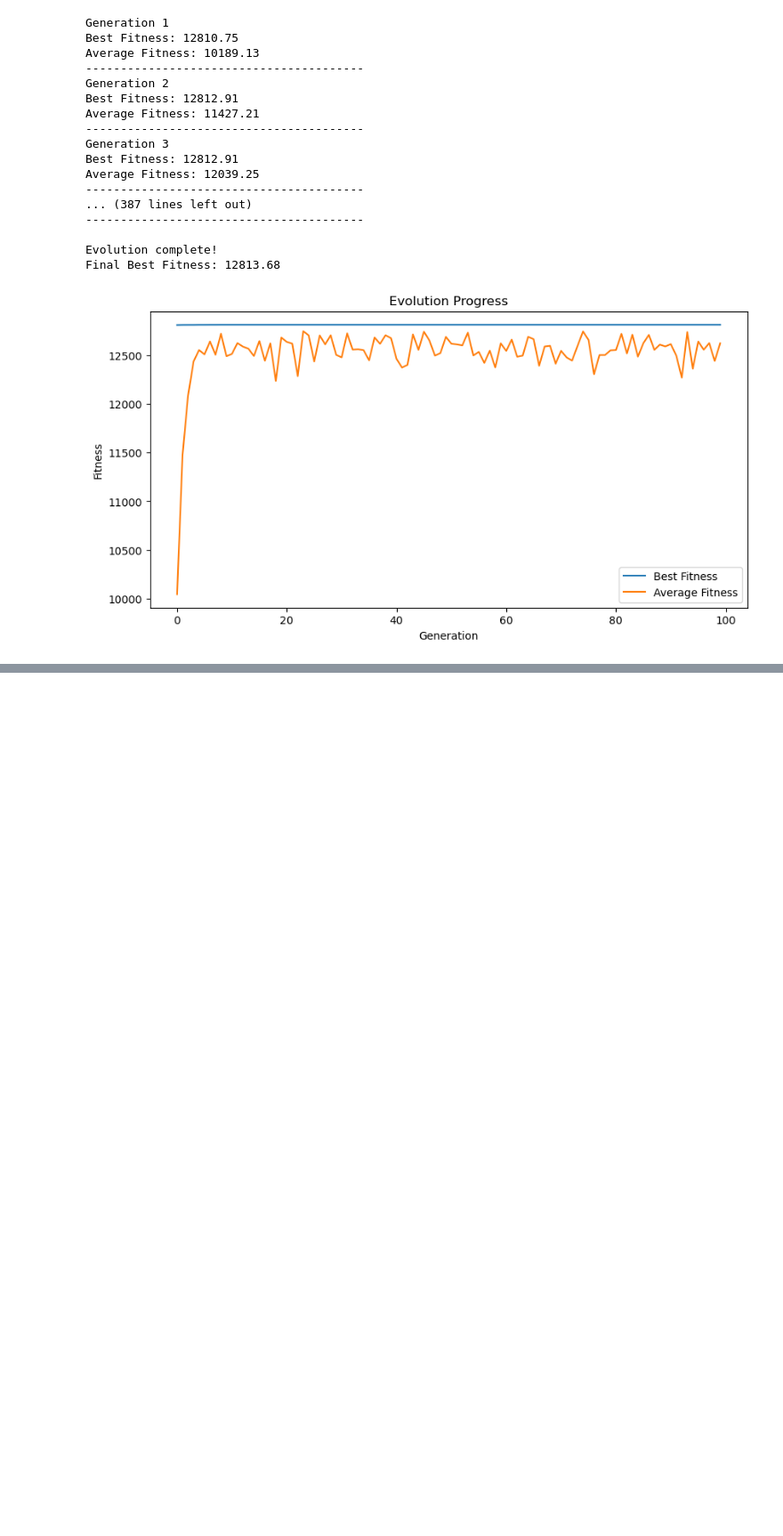
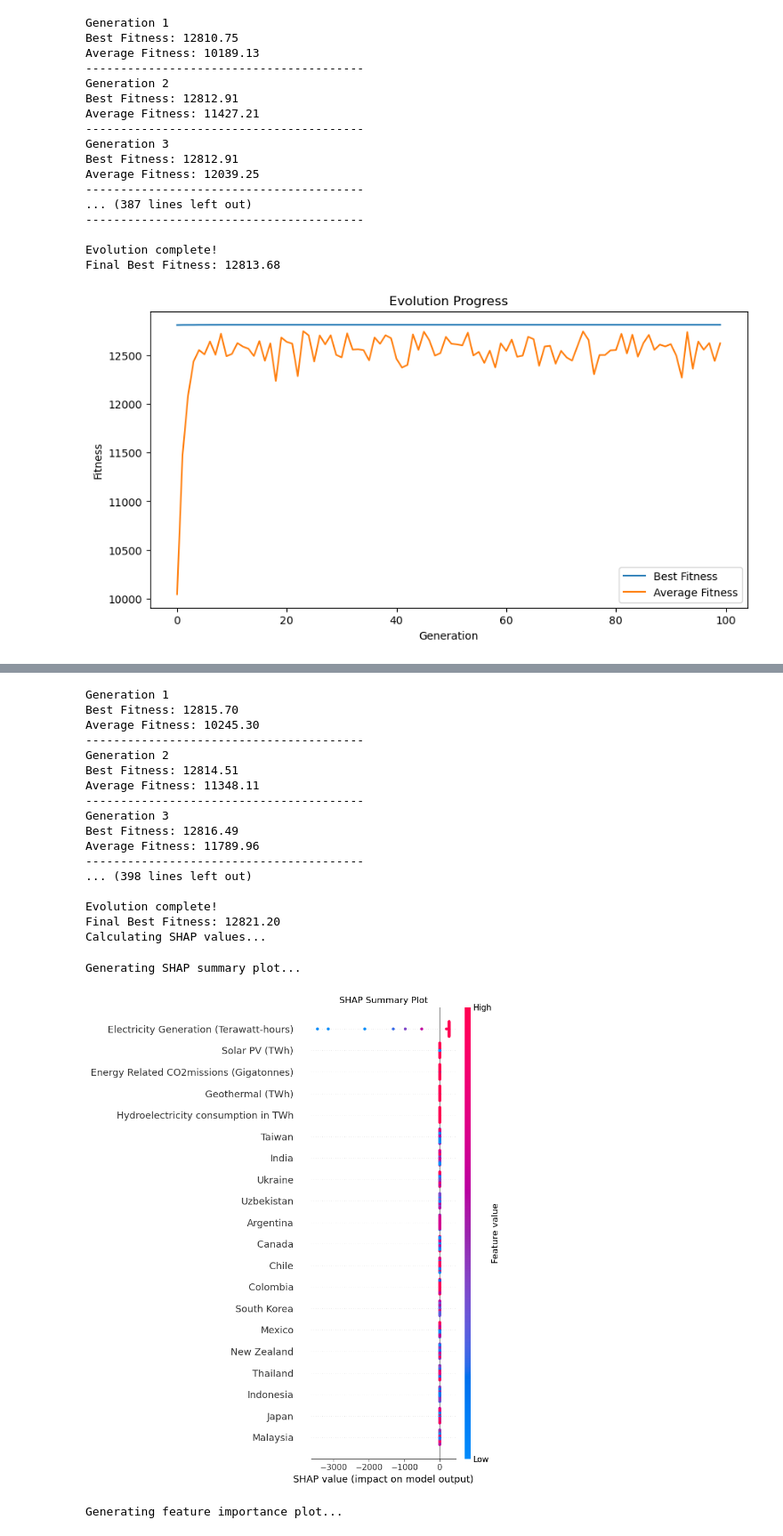
Before and after one commit to lassya2507/eco-resource-optimization, a Jupyter notebook: main.ipynb, the cells around one changed output, grey strips where cells are left out. Shown at 89% size. Drawn from its saved outputs; the diff is of its cells as text; code cells hidden in the pictures; blank space fills up the shorter version.

```diff
--- a/main.ipynb
+++ b/main.ipynb
@@ -159,0 +367,35 @@ plt.show()
+# %%
+# Initialize with new objective function
+ea_improved = EvolutionaryAlgorithm(data=final_merged_df)
+
+# Run evolution
+best_fitness_history, avg_fitness_history = ea_improved.run(
+    population_size=50,
+    generations=100,
+    mutation_rate=0.1,
+    apply_local_search_every=10
+)
+
+# Run SHAP analysis again
+shap_values, analyzed_data = analyze_final_population(ea_improved)
+# %% [output]
+Generation 1
+Best Fitness: 12815.70
+Average Fitness: 10245.30
+----------------------------------------
+Generation 2
+Best Fitness: 12814.51
+Average Fitness: 11348.11
+----------------------------------------
+Generation 3
+Best Fitness: 12816.49
+Average Fitness: 11789.96
+----------------------------------------
+... (398 lines left out)
+
+Evolution complete!
+Final Best Fitness: 12821.20
+Calculating SHAP values...
+Generating SHAP summary plot...
+[figure, added]
+Generating feature importance plot...
```
Also changed, not shown: parts of 5 cells of this notebook.
